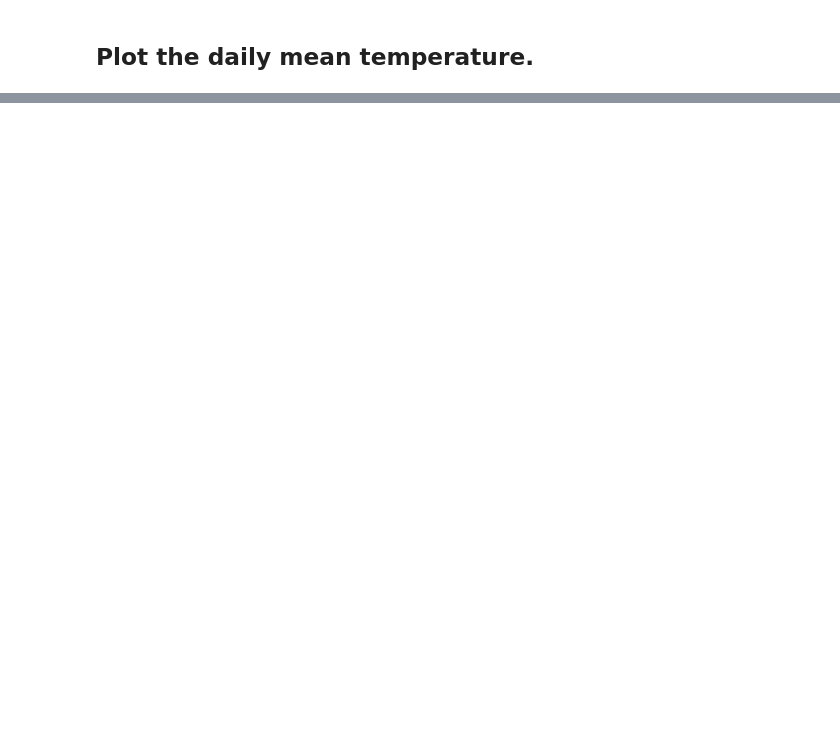
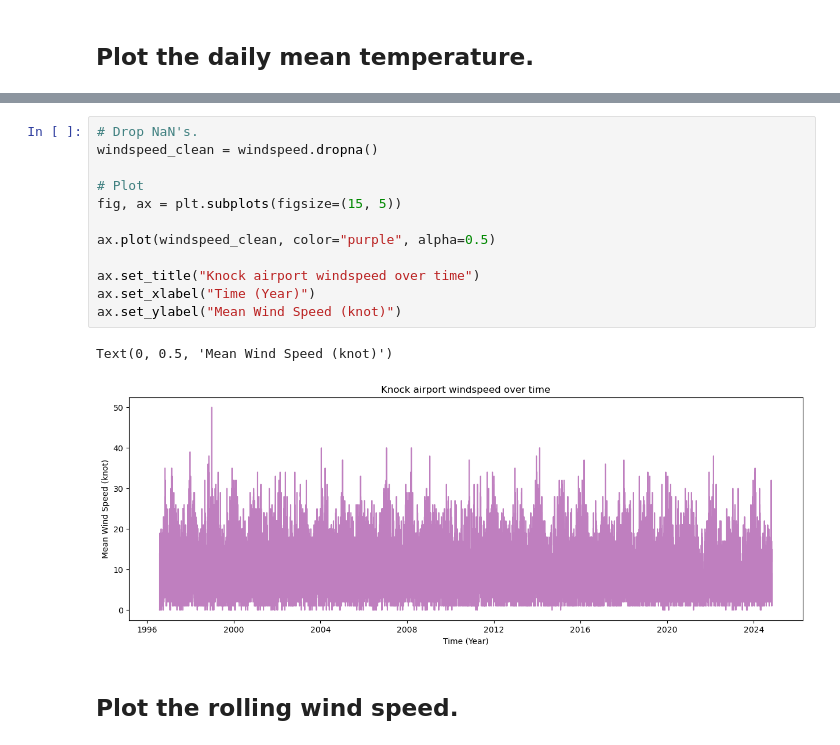
Before and after one commit to eoghanpw/PFDA-assignments, a Jupyter notebook: assignment_6_weather.ipynb, the cells around one changed output, grey strips where cells are left out. Drawn from its saved outputs; the diff is of its cells as text; blank space fills up the shorter version.

```diff
--- a/assignment_6_weather.ipynb
+++ b/assignment_6_weather.ipynb
@@ -186,0 +248,17 @@ Text(0, 0.5, 'Temperature (Celcius)')
+# %%
+# Drop NaN's.
+windspeed_clean = windspeed.dropna()
+
+# Plot
+fig, ax = plt.subplots(figsize=(15, 5))
+
+ax.plot(windspeed_clean, color="purple", alpha=0.5)
+
+ax.set_title("Knock airport windspeed over time")
+ax.set_xlabel("Time (Year)")
+ax.set_ylabel("Mean Wind Speed (knot)")
+# %% [output]
+Text(0, 0.5, 'Mean Wind Speed (knot)')
+[figure, added]
+# %% [markdown]
+## Plot the rolling wind speed.
```
Also changed, not shown: parts of 32 cells of this notebook.
